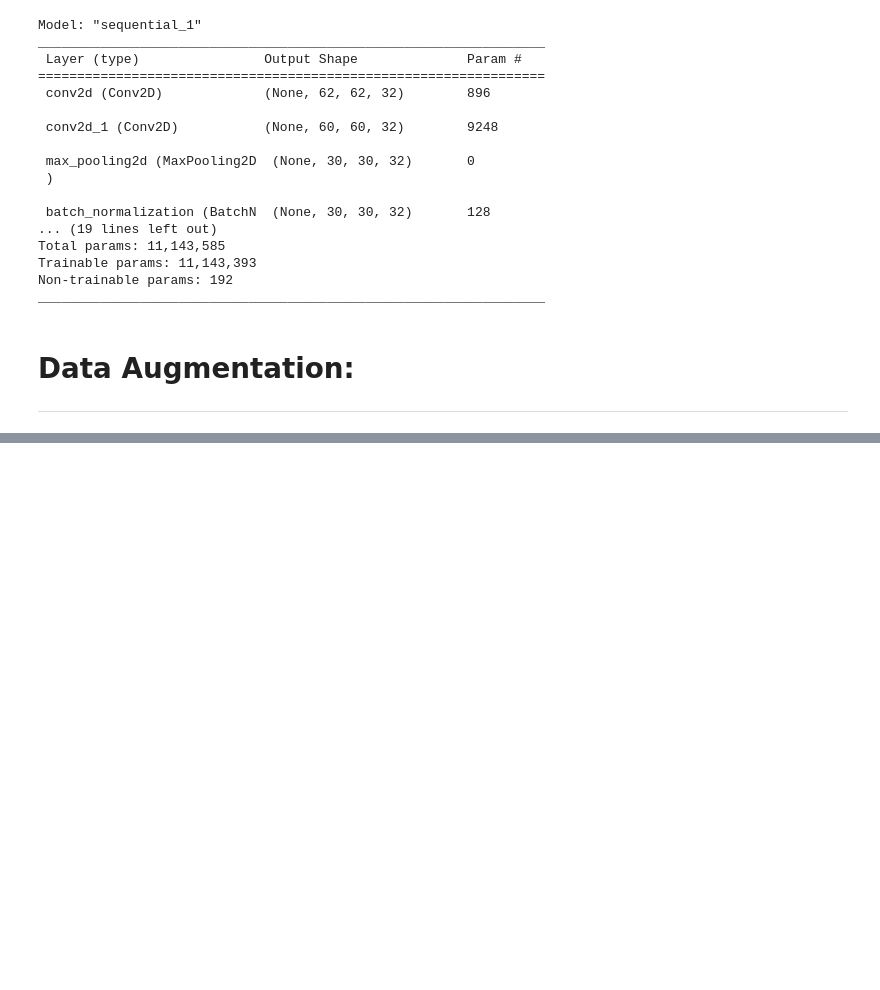
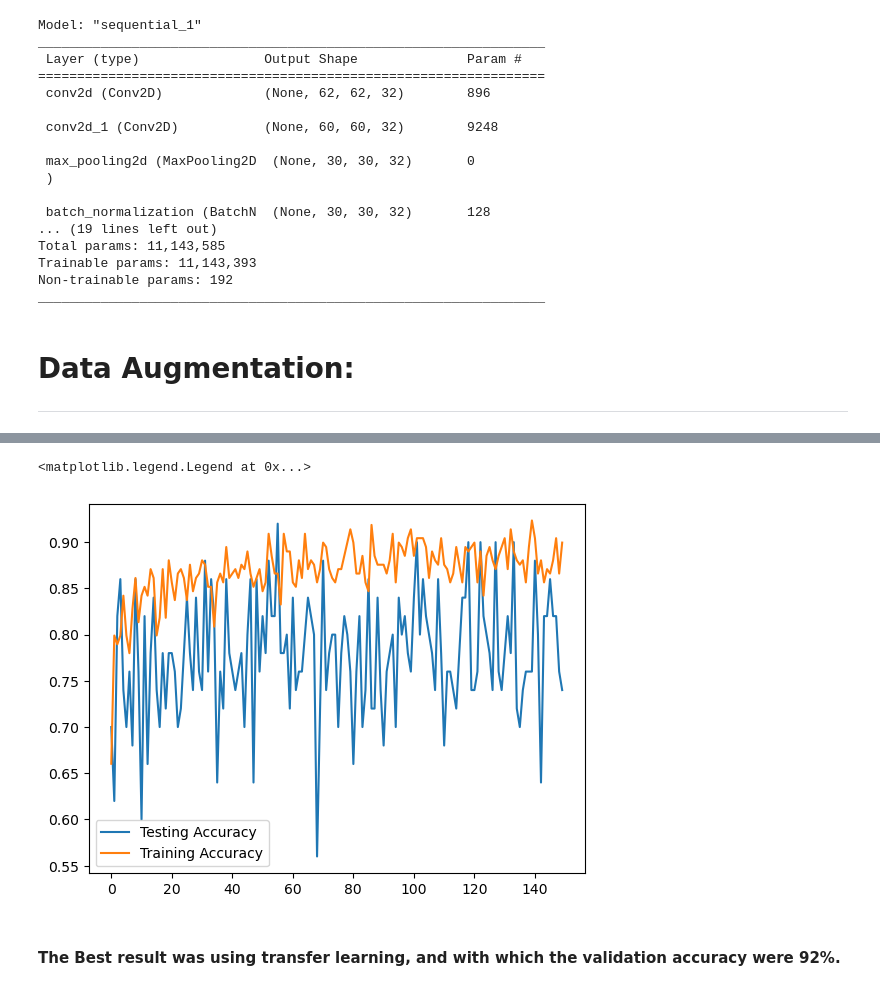
Before and after one commit to HashemRawashdeh/Study, a Jupyter notebook: Data Science/Projects/Cat Detection.ipynb, the cells around one changed output, grey strips where cells are left out. Cells and saved outputs as stored; diff of their text form; code cells hidden in the pictures; blank space fills up the shorter version.

Commit message:
Finished Cats Detection

```diff
--- a/Data Science/Projects/Cat Detection.ipynb
+++ b/Data Science/Projects/Cat Detection.ipynb
@@ -333,0 +362,6 @@ plt.legend()
+# %%
+x = base_model.output
+x = tf.keras.layers.Flatten()(x)
+x = tf.keras.layers.Dense(1024, 'relu')(x)
+x = tf.keras.layers.Dense(1, 'sigmoid')(x)
+model = tf.keras.Model(inputs = base_model.input, outputs = x)
@@ -333,0 +388,12 @@ plt.legend()
+# %%
+model.compile(loss='binary_crossentropy',
+              optimizer='adam',
+              metrics='acc')
+# %%
+from tensorflow.keras.callbacks import ModelCheckpoint
+checkpoint = ModelCheckpoint(filepath='cats_detection_weights.hdf5',verbose=1,  save_best_only=True)
+# %%
+history = model.fit(train_gen,
+                    epochs = 150,
+                    validation_data = test_gen,
+                    callbacks=checkpoint)
@@ -333,0 +418,7 @@ plt.legend()
+# %%
+plt.plot(history.history['val_acc'], label='Testing Accuracy')
+plt.plot(history.history['acc'], label='Training Accuracy')
+plt.legend()
+# %% [output]
+<matplotlib.legend.Legend at 0x...>
+[figure, added]
@@ -333,0 +427,2 @@ plt.legend()
+# %% [markdown]
+####  The Best result was using transfer learning, and with which the validation accuracy were 92%.
```
Also changed, not shown: parts of 15 cells of this notebook.
